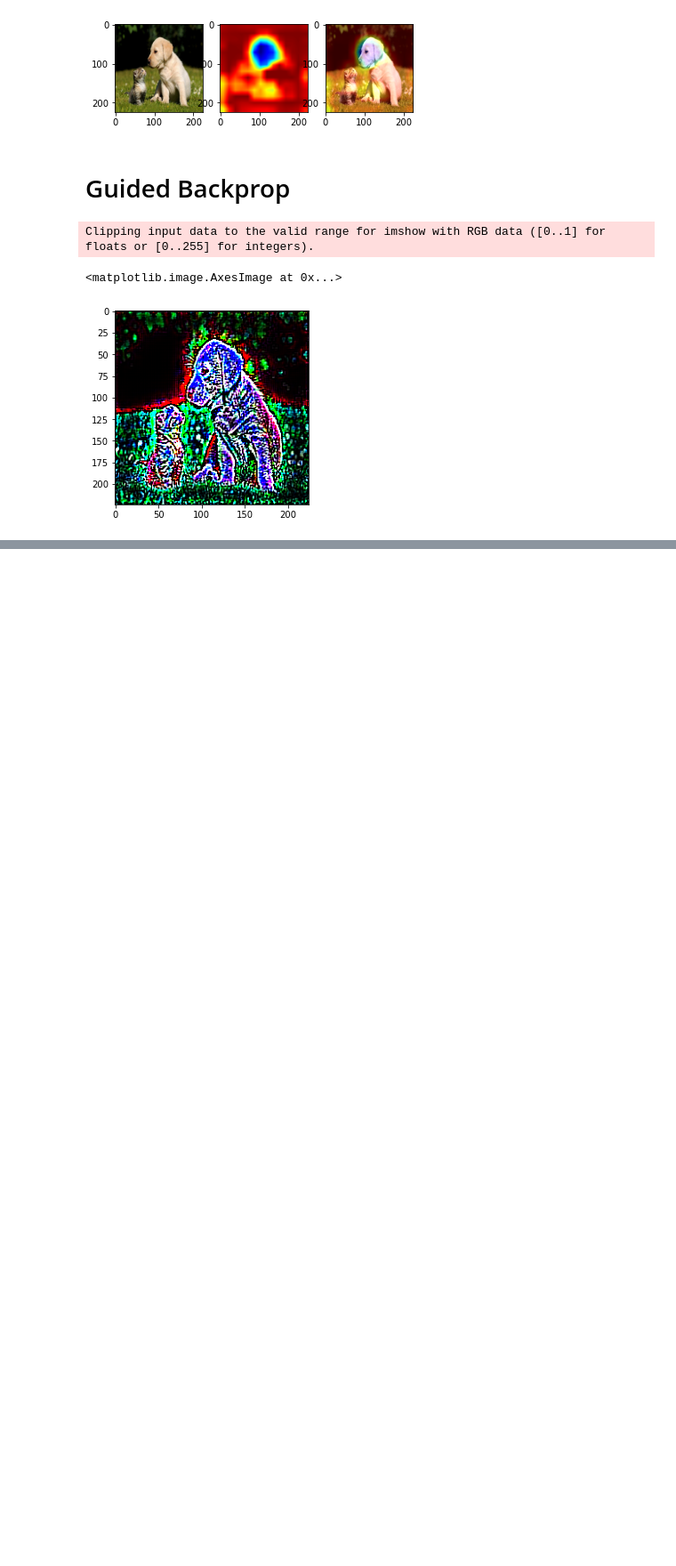
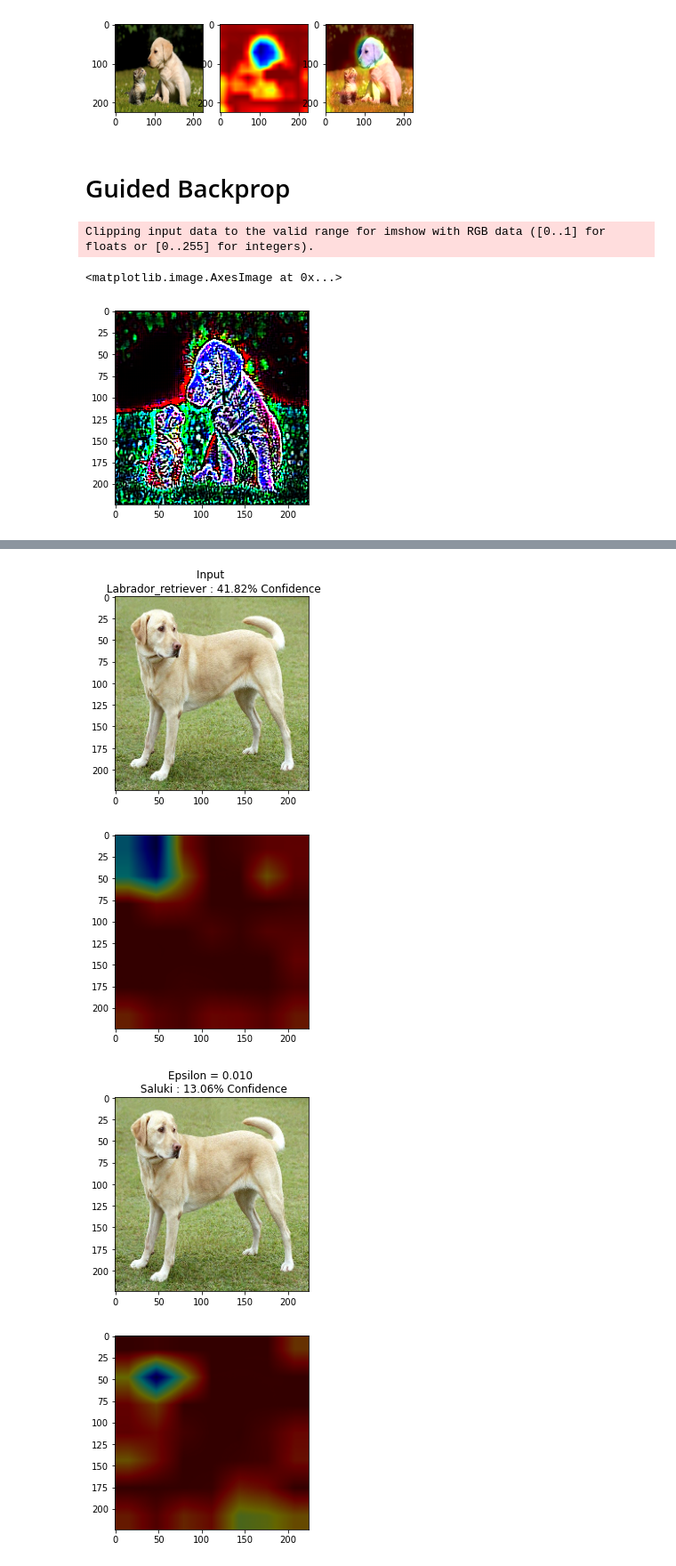
Before and after one commit to anirudhseth/Explanations-using-Grad-CAM, a Jupyter notebook: example.ipynb, the cells around one changed output, grey strips where cells are left out. Shown at 89% size. Cells and saved outputs as stored; diff of their text form; code cells hidden in the pictures; blank space fills up the shorter version.

```diff
--- a/example.ipynb
+++ b/example.ipynb
@@ -82,0 +143,26 @@ Clipping input data to the valid range for imshow with RGB data ([0..1] for floa
+# %%
+def display_images(image, description):
+  _, label, confidence = get_imagenet_label(model.predict(image))
+  plt.figure()
+  plt.imshow(image[0]*0.5+0.5)
+  plt.title('{} \n {} : {:.2f}% Confidence'.format(description,
+                                                   label, confidence*100))
+  plt.show()
+# %%
+epsilons = [0, 0.01, 0.1, 0.15]
+descriptions = [('Epsilon = {:0.3f}'.format(eps) if eps else 'Input')
+                for eps in epsilons]
+
+for i, eps in enumerate(epsilons):
+    adv_x = image + eps*perturbations
+    adv_x = tf.clip_by_value(adv_x, -1, 1)
+    display_images(adv_x, descriptions[i])
+    g= gradcam(model,'block_16_expand_relu',(224,224))
+    heatmap=g.get_heatmap(adv_x)
+    heatmap_colormap,overlayed_img=imagenet_utils.overlay_heatmap(adv_x[0],heatmap)
+    plt.imshow(overlayed_img)
+# %% [output]
+[figure, added]
+[figure, added]
+[figure, added]
+[figure, added]
```
Also changed, not shown: parts of 4 cells of this notebook.
